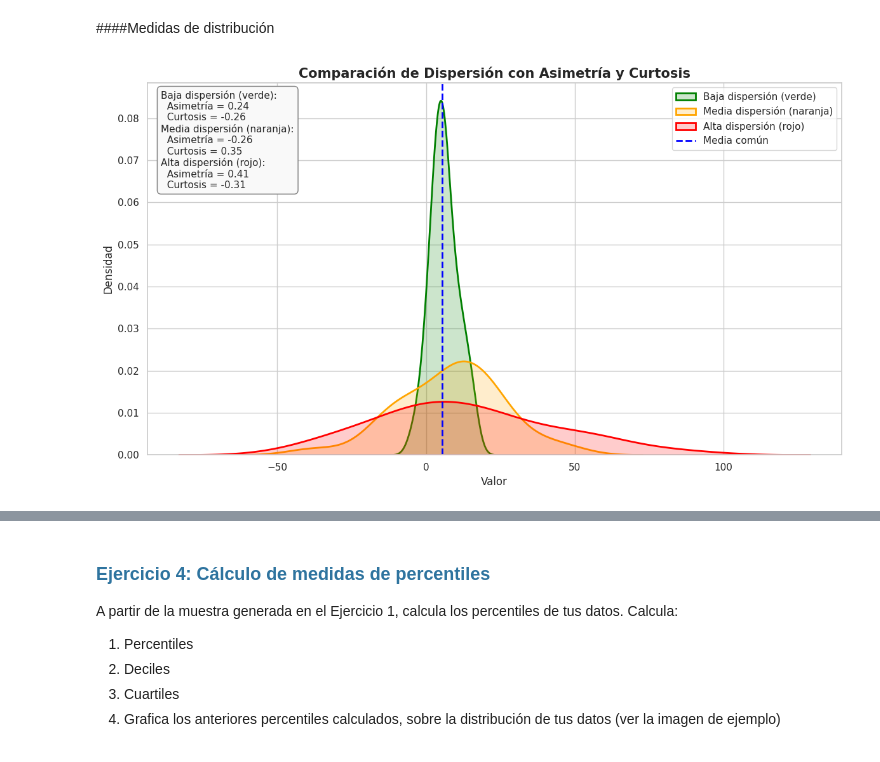
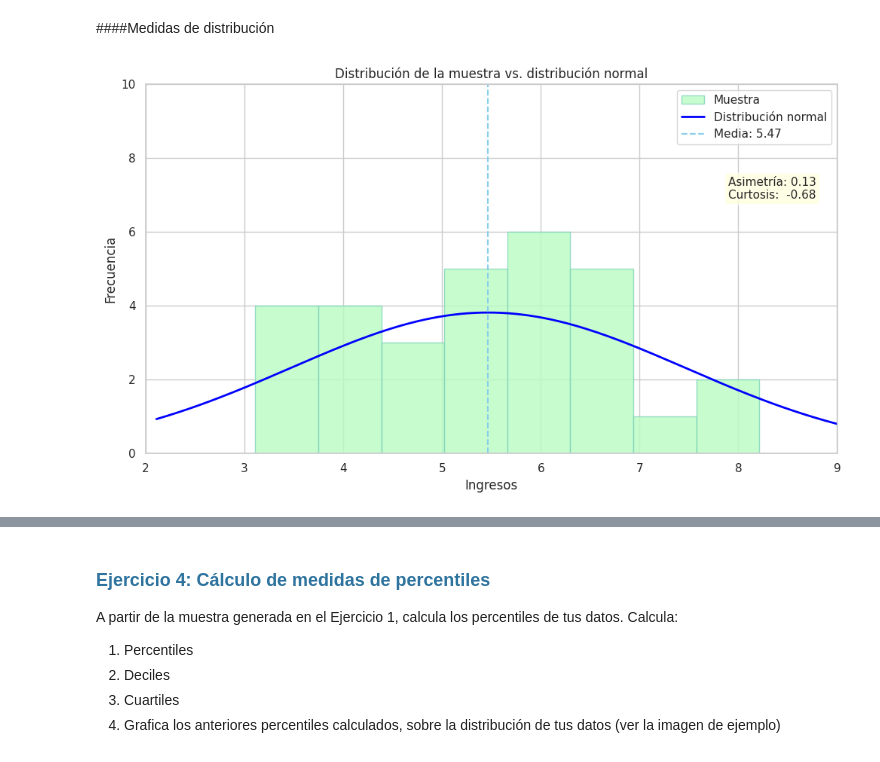
Before and after one commit to eospgonz10/statistical_analytics_homicide, a Jupyter notebook: sesiones_practicas/sp_2_juan_jose_garcia_alvarez_estiven_ospina_gonzalez.ipynb, the cells around one changed output, grey strips where cells are left out. Saved outputs shown, nothing was run; the diff lists cells and outputs as text; code cells hidden in the pictures.

```diff
--- a/sesiones_practicas/sp_2_juan_jose_garcia_alvarez_estiven_ospina_gonzalez.ipynb
+++ b/sesiones_practicas/sp_2_juan_jose_garcia_alvarez_estiven_ospina_gonzalez.ipynb
@@ -185,48 +200,30 @@ A partir de la muestra generada en el Ejercicio 1, analiza la distribución de l
 # %% [markdown]
 ####Medidas de distribución
-# %%
-sns.set_theme(style="whitegrid")
-
-# Simulación de tres distribuciones con distinta dispersión
-baja = np.random.normal(loc=media, scale=5, size=numero_elementos)
-media_disp = np.random.normal(loc=media, scale=15, size=numero_elementos)
-alta = np.random.normal(loc=media, scale=30, size=numero_elementos)
-
-# Cálculo de métricas
-metrics = {
-    'Baja dispersión (verde)': {'data': baja, 'color': 'green'},
-    'Media dispersión (naranja)': {'data': media_disp, 'color': 'orange'},
-    'Alta dispersión (rojo)': {'data': alta, 'color': 'red'}
-}
-
-for key in metrics:
-    datos = metrics[key]['data']
-    metrics[key]['skew'] = skew(datos)
-    metrics[key]['kurtosis'] = kurtosis(datos)
-
-# Visualización
-plt.figure(figsize=(12, 7))
-for key in metrics:
-    datos = metrics[key]['data']
-    color = metrics[key]['color']
-    sns.kdeplot(datos, label=f'{key}', color=color, linewidth=2, fill=True, alpha=0.2)
-
-plt.axvline(media, color='blue', linestyle='--', linewidth=2, label='Media común')
-
-# Anotaciones
-texto = "\n".join([
-    f"{key}:\n  Asimetría = {metrics[key]['skew']:.2f}\n  Curtosis = {metrics[key]['kurtosis']:.2f}"
-    for key in metrics
-])
-plt.text(0.02, 0.98, texto, transform=plt.gca().transAxes,
-         fontsize=11, verticalalignment='top',
-         bbox=dict(boxstyle="round,pad=0.4", facecolor='#f9f9f9', edgecolor="gray"))
-
-plt.title('Comparación de Dispersión con Asimetría y Curtosis', fontsize=15, fontweight='bold')
-plt.xlabel('Valor')
-plt.ylabel('Densidad')
-plt.legend(loc="upper right", frameon=True)
-plt.tight_layout()
-plt.show()
-# %% [output]
-[figure, removed]
+# %%
+fig, ax = plt.subplots(figsize=(10, 6))
+ax.hist(simulacion_proyectada, bins=8, density=False, color="#bafdc2", edgecolor="#80d3bb",
+        alpha=0.8, label='Muestra')
+
+x = np.linspace(simulacion_proyectada.min() - 1, simulacion_proyectada.max() + 1, 200)
+pdf = stats.norm.pdf(x, media, dstd)
+ax.plot(x, pdf * numero_elementos * (simulacion_proyectada.max() - simulacion_proyectada.min()) / 8,
+        color='blue', linewidth=2, label='Distribución normal')
+
+ax.axvline(media, color='skyblue', linestyle='--', linewidth=1.5,
+           label=f'Media: {media:.2f}')
+
+textstr = f'Asimetría: {asimetria:.2f}\nCurtosis:  {curtosis:.2f}'
+ax.text(0.97, 0.75, textstr, transform=ax.transAxes,
+        fontsize=11, verticalalignment='top', horizontalalignment='right',
+        bbox=dict(boxstyle='round', facecolor='lightyellow', alpha=0.8))
+
+ax.set_title('Distribución de la muestra vs. distribución normal')
+ax.set_xlabel('Ingresos')
+ax.set_ylabel('Frecuencia')
+ax.legend()
+plt.tight_layout()
+plt.xlim(2, 9)
+plt.ylim(0, 10)
+plt.show()
+# %% [output]
+[figure, added]
```
Also changed, not shown: parts of 4 cells of this notebook.
